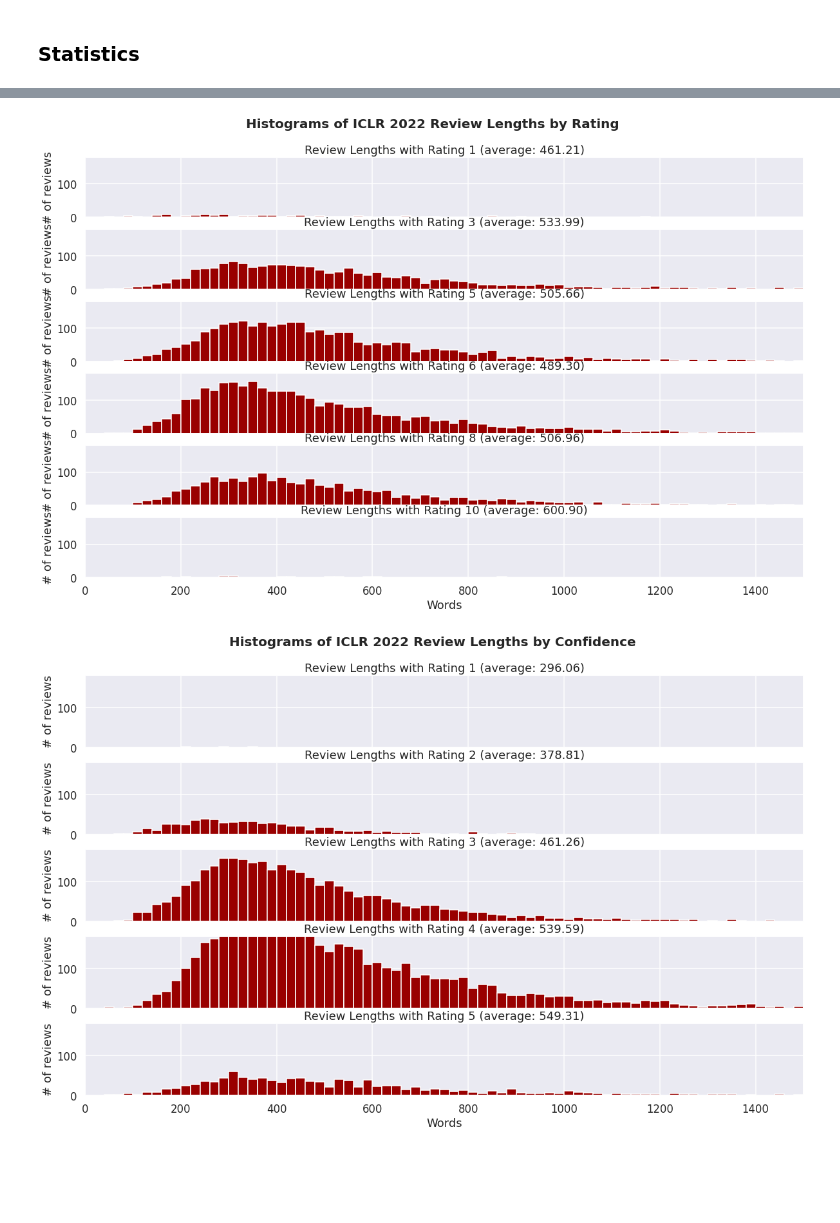
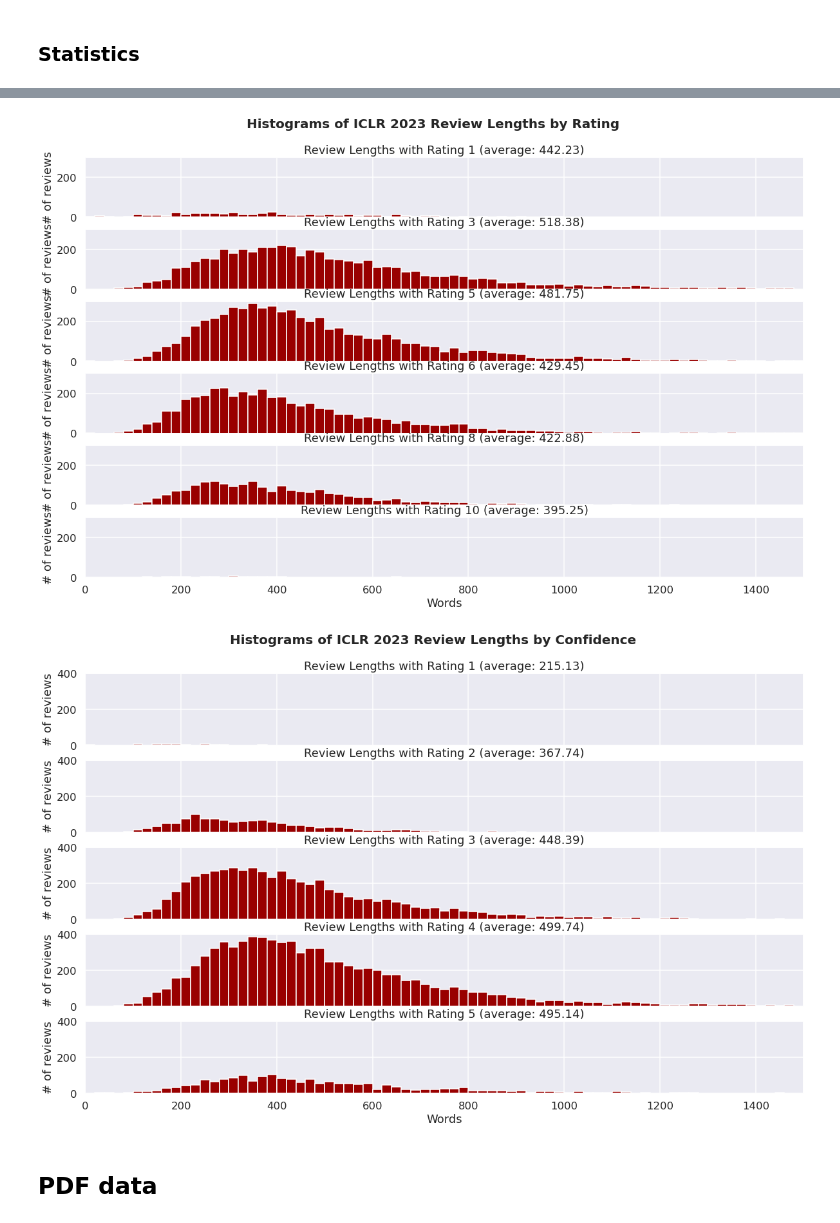
Before and after one commit to fedebotu/ICLR2023-OpenReviewData, a Jupyter notebook: notebooks/1. Plots.ipynb, the cells around one changed output, grey strips where cells are left out. Saved outputs shown, nothing was run; the diff lists cells and outputs as text; code cells hidden in the pictures; blank space fills up the shorter version.

```diff
--- a/notebooks/1. Plots.ipynb
+++ b/notebooks/1. Plots.ipynb
@@ -303,45 +246,47 @@ for i, unique_rating in enumerate(unique_ratings):
             bottom=False,      # ticks along the bottom edge are off
             top=False,         # ticks along the top edge are off
             labelbottom=False) # labels along the bottom edge are off
-    plt.ylim(0, 180)
+    plt.ylim(0, 300)
     plt.xlim(0, 1500)
     plt.ylabel('# of reviews')
-fig.suptitle('Histograms of ICLR 2022 Review Lengths by Rating', fontsize=20, fontweight='bold', y=0.95) # or plt.suptitle('Main title')
-plt.show()
+fig.suptitle('Histograms of ICLR 2023 Review Lengths by Rating', fontsize=20, fontweight='bold', y=0.95) # or plt.suptitle('Main title')
+plt.savefig(f'{image_path}review_length_by_rating_{date}.png')
 # %% [output]
-[figure, old version]
+[figure, new version]
 # %%
 unique_confidences = np.unique(confidences)
 bins = [v*interval for v in list(np.array(range(np.max(review_lengths)//interval)))]
 gs = gridspec.GridSpec(len(unique_confidences), 1)
 fig = plt.figure(figsize=(20, 12))
 for i, unique_rating in enumerate(unique_confidences):
     plt.subplot(gs[i])
     # Plot histograms of review len
 
     # Review length hist
     all_review_len_rating = []
     for j, r in enumerate(confidences):
         if r == unique_rating:
             all_review_len_rating.append(review_lengths[j])
 
     plt.title('Review Lengths with Rating {} (average: {:.2f})'.format(
         unique_rating, np.mean(all_review_len_rating)))
 
     plt.hist(all_review_len_rating, bins=bins, color='#990000')
     if i == len(unique_confidences)-1:
         plt.xlabel('Words')
     else:
         plt.tick_params(
             axis='x',          # changes apply to the x-axis
             which='both',      # both major and minor ticks are affected
             bottom=False,      # ticks along the bottom edge are off
             top=False,         # ticks along the top edge are off
             labelbottom=False) # labels along the bottom edge are off
-    plt.ylim(0, 180)
+    plt.ylim(0, 400)
     plt.xlim(0, 1500)
     plt.ylabel('# of reviews')
-fig.suptitle('Histograms of ICLR 2022 Review Lengths by Confidence', fontsize=20, fontweight='bold', y=0.95) # or plt.suptitle('Main title')
-plt.show()
+fig.suptitle('Histograms of ICLR 2023 Review Lengths by Confidence', fontsize=20, fontweight='bold', y=0.95) # or plt.suptitle('Main title')
+plt.savefig(f'{image_path}review_length_by_confidence_{date}.png')
 # %% [output]
-[figure, old version]
+[figure, new version]
+# %% [markdown]
+## PDF data
```
Also changed, not shown: parts of 17 cells of this notebook, 3 other files.
